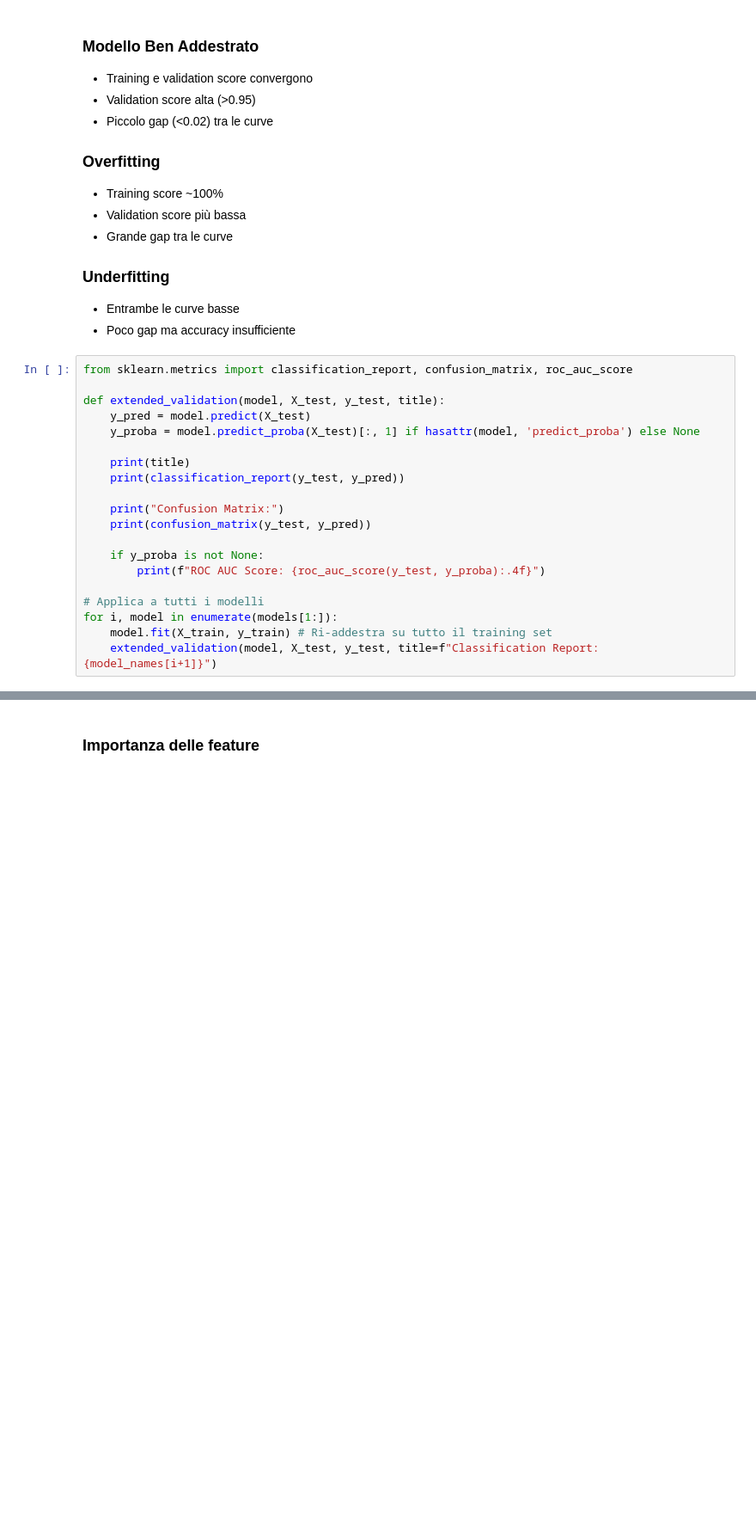
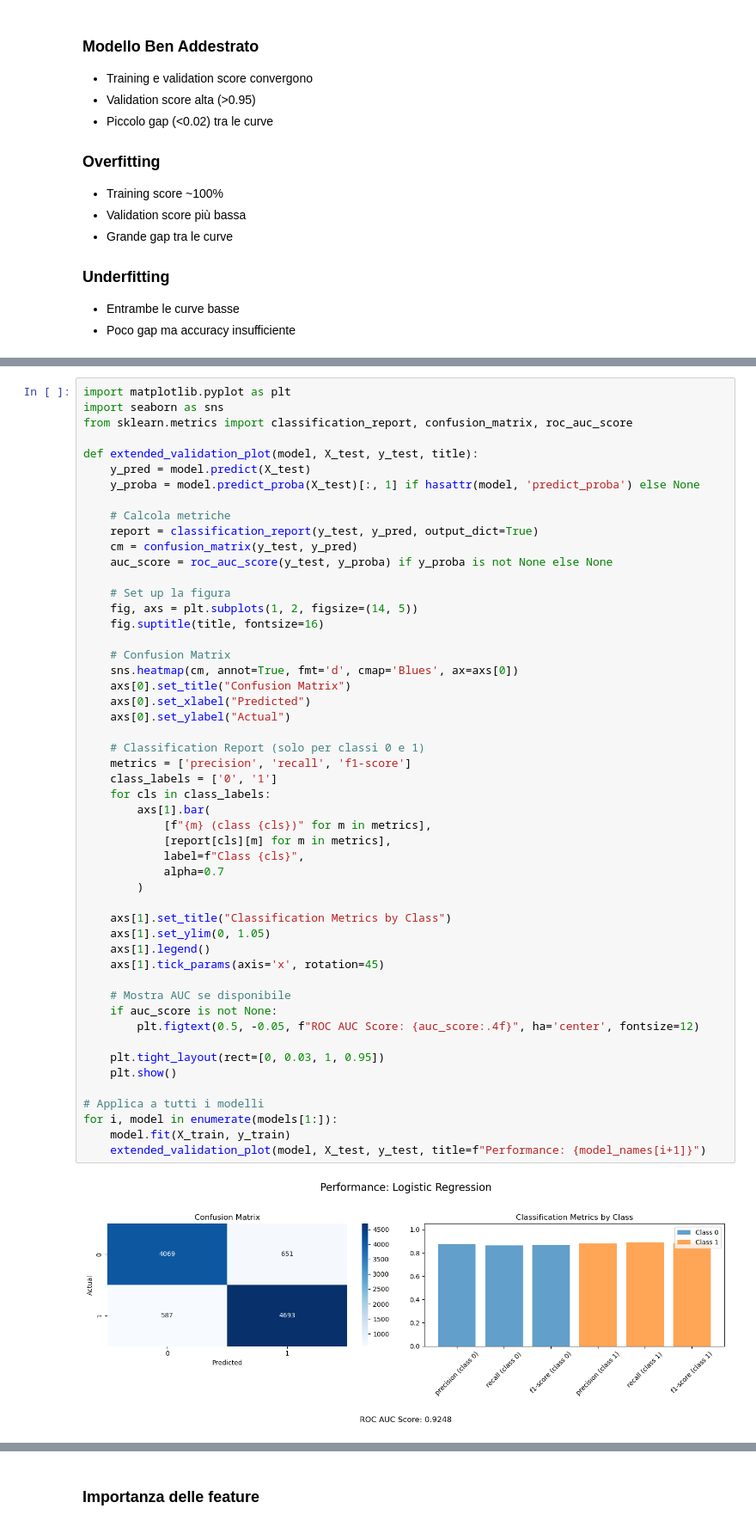
Before and after one commit to Fuwuffyi/Pokemon-DataIntensive2025, a Jupyter notebook: main.ipynb, the cells around one changed output, grey strips where cells are left out. Shown at 86% size. Drawn from its saved outputs; the diff is of its cells as text; blank space fills up the shorter version.

Commit message:
plotting validation

```diff
--- a/main.ipynb
+++ b/main.ipynb
@@ -447,23 +447,3 @@ Saving model: XGBoost with Grid Search
 ### **Underfitting**
 - Entrambe le curve basse
 - Poco gap ma accuracy insufficiente
-# %%
-from sklearn.metrics import classification_report, confusion_matrix, roc_auc_score
-
-def extended_validation(model, X_test, y_test, title):
-    y_pred = model.predict(X_test)
-    y_proba = model.predict_proba(X_test)[:, 1] if hasattr(model, 'predict_proba') else None
-
-    print(title)
-    print(classification_report(y_test, y_pred))
-
-    print("Confusion Matrix:")
-    print(confusion_matrix(y_test, y_pred))
-
-    if y_proba is not None:
-        print(f"ROC AUC Score: {roc_auc_score(y_test, y_proba):.4f}")
-
-# Applica a tutti i modelli
-for i, model in enumerate(models[1:]):
-    model.fit(X_train, y_train) # Ri-addestra su tutto il training set
-    extended_validation(model, X_test, y_test, title=f"Classification Report: {model_names[i+1]}")
@@ -487,0 +450,53 @@ ROC AUC Score: 0.9900
+# %%
+import matplotlib.pyplot as plt
+import seaborn as sns
+from sklearn.metrics import classification_report, confusion_matrix, roc_auc_score
+
+def extended_validation_plot(model, X_test, y_test, title):
+    y_pred = model.predict(X_test)
+    y_proba = model.predict_proba(X_test)[:, 1] if hasattr(model, 'predict_proba') else None
+
+    # Calcola metriche
+    report = classification_report(y_test, y_pred, output_dict=True)
+    cm = confusion_matrix(y_test, y_pred)
+    auc_score = roc_auc_score(y_test, y_proba) if y_proba is not None else None
+
+    # Set up la figura
+    fig, axs = plt.subplots(1, 2, figsize=(14, 5))
+    fig.suptitle(title, fontsize=16)
+
+    # Confusion Matrix
+    sns.heatmap(cm, annot=True, fmt='d', cmap='Blues', ax=axs[0])
+    axs[0].set_title("Confusion Matrix")
+    axs[0].set_xlabel("Predicted")
+    axs[0].set_ylabel("Actual")
+
+    # Classification Report (solo per classi 0 e 1)
+    metrics = ['precision', 'recall', 'f1-score']
+    class_labels = ['0', '1']
+    for cls in class_labels:
+        axs[1].bar(
+            [f"{m} (class {cls})" for m in metrics],
+            [report[cls][m] for m in metrics],
+            label=f"Class {cls}",
+            alpha=0.7
+        )
+
+    axs[1].set_title("Classification Metrics by Class")
+    axs[1].set_ylim(0, 1.05)
+    axs[1].legend()
+    axs[1].tick_params(axis='x', rotation=45)
+
+    # Mostra AUC se disponibile
+    if auc_score is not None:
+        plt.figtext(0.5, -0.05, f"ROC AUC Score: {auc_score:.4f}", ha='center', fontsize=12)
+
+    plt.tight_layout(rect=[0, 0.03, 1, 0.95])
+    plt.show()
+
+# Applica a tutti i modelli
+for i, model in enumerate(models[1:]):
+    model.fit(X_train, y_train)
+    extended_validation_plot(model, X_test, y_test, title=f"Performance: {model_names[i+1]}")
+# %% [output]
+[figure, added]
```
Also changed, not shown: parts of 2 cells of this notebook.
